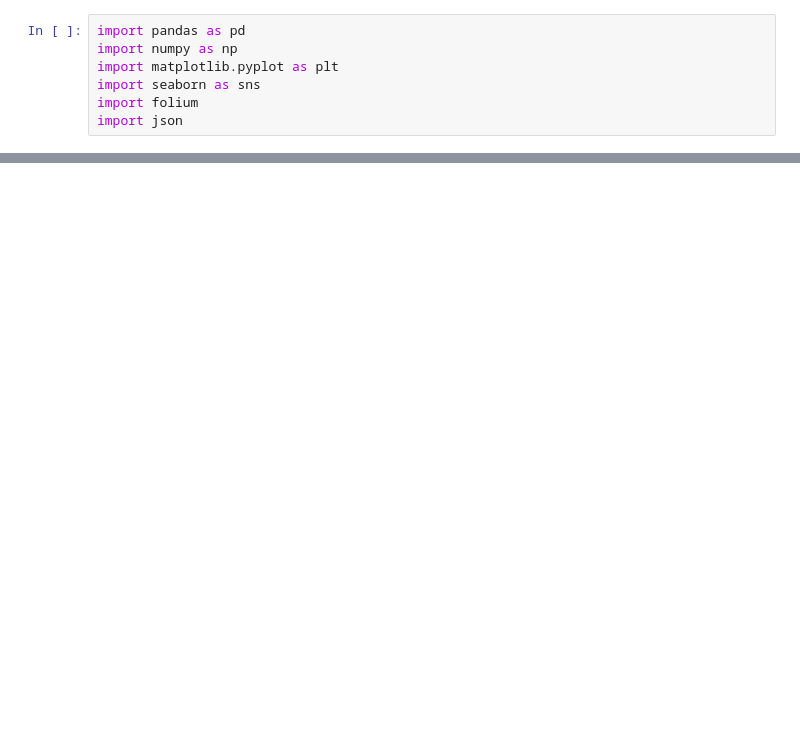
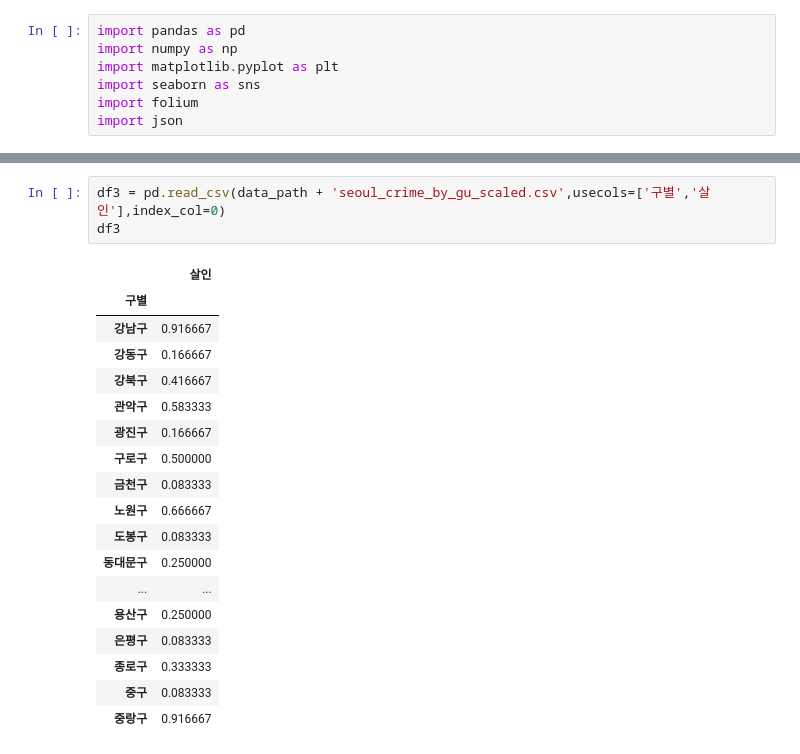
Before and after one commit to gyubok-lee/remind, a Jupyter notebook: visualization1.ipynb, the cells around one changed output, grey strips where cells are left out. Drawn from its saved outputs; the diff is of its cells as text; blank space fills up the shorter version.

```diff
--- a/visualization1.ipynb
+++ b/visualization1.ipynb
@@ -52,0 +88,22 @@ m
+# %%
+df3 = pd.read_csv(data_path + 'seoul_crime_by_gu_scaled.csv',usecols=['구별','살인'],index_col=0)
+df3
+# %% [output]
+|  | 살인 |
+| 구별 |  |
+| 강남구 | 0.916667 |
+| 강동구 | 0.166667 |
+| 강북구 | 0.416667 |
+| 관악구 | 0.583333 |
+| 광진구 | 0.166667 |
+| 구로구 | 0.500000 |
+| 금천구 | 0.083333 |
+| 노원구 | 0.666667 |
+| 도봉구 | 0.083333 |
+| 동대문구 | 0.250000 |
+| ... | ... |
+| 용산구 | 0.250000 |
+| 은평구 | 0.083333 |
+| 종로구 | 0.333333 |
+| 중구 | 0.083333 |
+| 중랑구 | 0.916667 |
```
Also changed, not shown: parts of 19 cells of this notebook.
